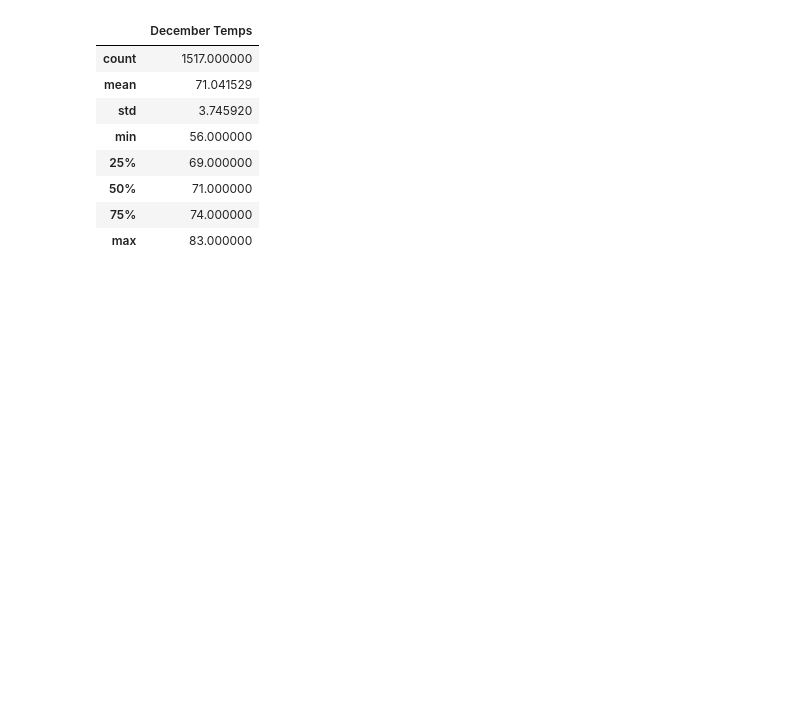
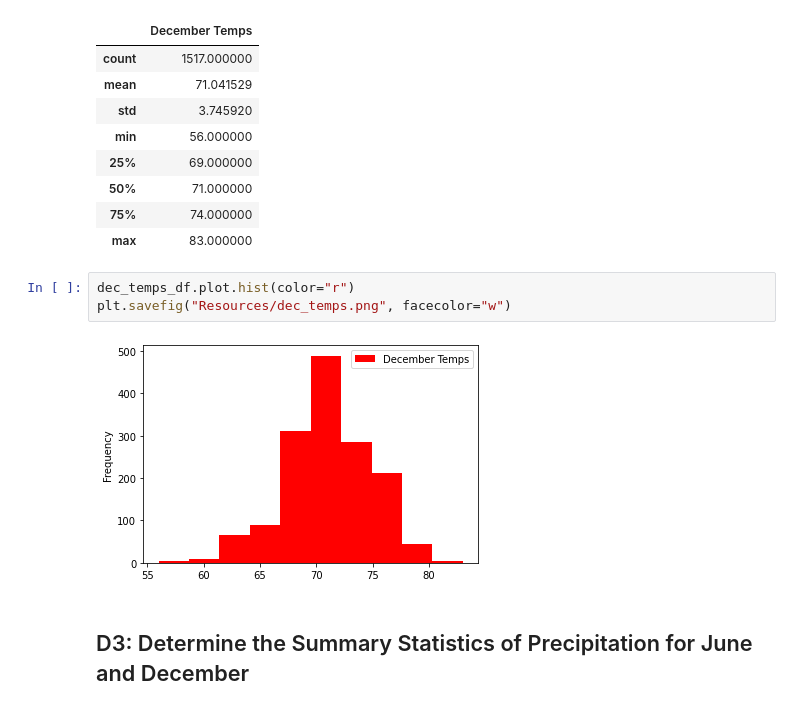
Before and after one commit to Maureen220/surfs_up, a Jupyter notebook: SurfsUp_Challenge.ipynb, the cells around one changed output. Drawn from its saved outputs; the diff is of its cells as text; blank space fills up the shorter version.

Commit message:
Added resources for Readme, completed challenge with additional queries, and updated Readme.

```diff
--- a/SurfsUp_Challenge.ipynb
+++ b/SurfsUp_Challenge.ipynb
@@ -99,3 +99,10 @@ dec_temps_df.describe()
 | 50% | 71.000000 |
 | 75% | 74.000000 |
 | max | 83.000000 |
+# %%
+dec_temps_df.plot.hist(color="r")
+plt.savefig("Resources/dec_temps.png", facecolor="w")
+# %% [output]
+[figure, added]
+# %% [markdown]
+## D3: Determine the Summary Statistics of Precipitation for June and December
```
Also changed, not shown: parts of 6 cells of this notebook, 7 other files.
